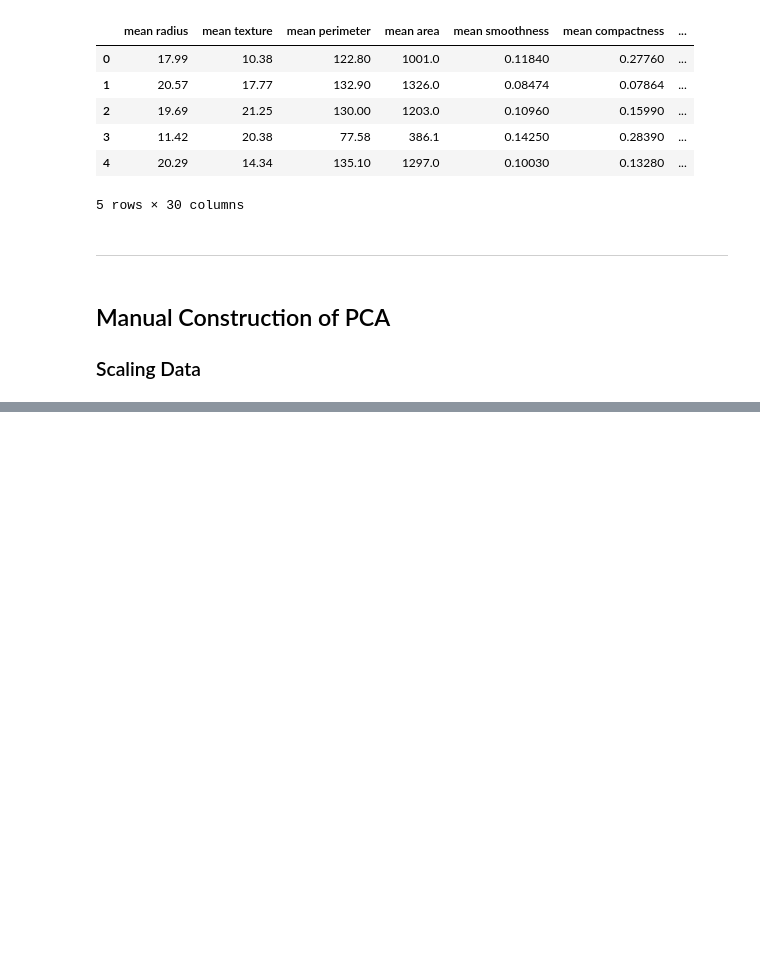
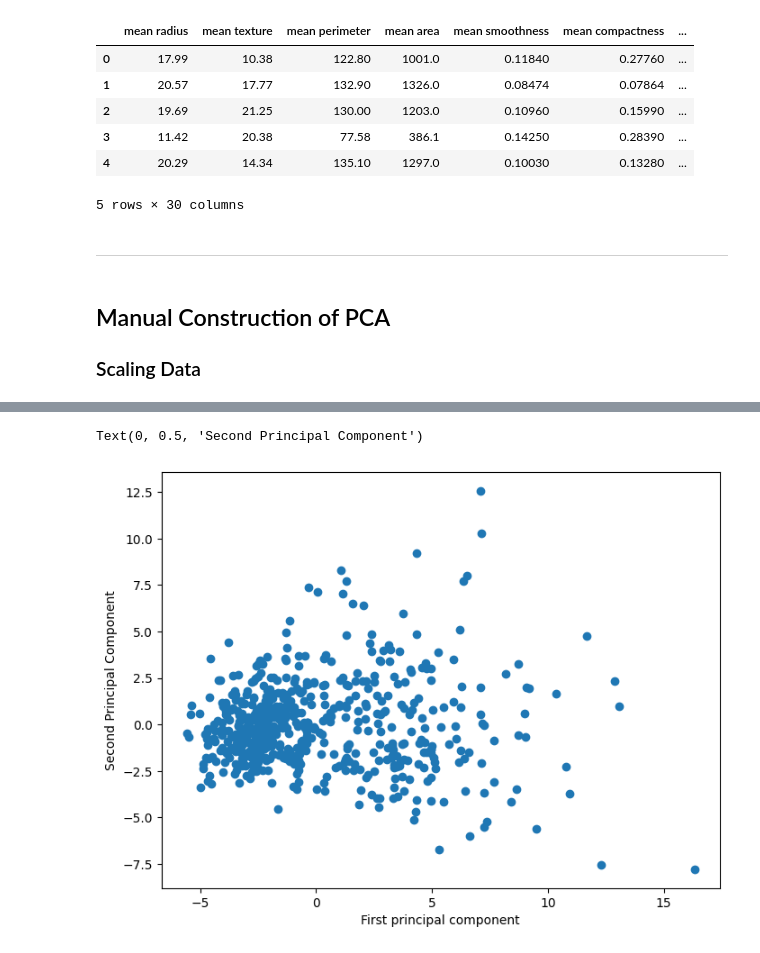
Before and after one commit to pg-88/ARTIFICIAL-INTELLIGENCE-MACHINE-LEARNING, a Jupyter notebook: python/PCA-Principal-Component-Analysis/00-PCA-Implementation.ipynb, the cells around one changed output, grey strips where cells are left out. Cells and saved outputs as stored; diff of their text form; code cells hidden in the pictures; blank space fills up the shorter version.

```diff
--- a/python/PCA-Principal-Component-Analysis/00-PCA-Implementation.ipynb
+++ b/python/PCA-Principal-Component-Analysis/00-PCA-Implementation.ipynb
@@ -156,11 +211,15 @@ df.head()
 # %%
 # Let's reduce the dataset to 2 components
+num_components=2
 # %%
 # Get index sorting key based on Eigen Values
+sorted_key = np.argsort(eigen_values)[::-1][:num_components]
 # %%
 # Get num_components of Eigen Values and Eigen Vectors
+eigen_values, eigen_vectors = eigen_values[sorted_key], eigen_vectors[:, sorted_key]
 # %%
 # Dot product of original data and eigen_vectors are the principal component values
 # This is the "projection" step of the original points on to the Principal Component
+principal_components=np.dot(scaled_X,eigen_vectors)
 # %%
 # principal_components
@@ -168,0 +235,9 @@ df.head()
+# %%
+# Plot the 2 dimension scatter plot
+plt.figure(figsize=(8,6))
+plt.scatter(principal_components[:,0],principal_components[:,1])
+plt.xlabel('First principal component')
+plt.ylabel('Second Principal Component')
+# %% [output]
+Text(0, 0.5, 'Second Principal Component')
+[figure, added]
```
Also changed, not shown: parts of 11 cells of this notebook, 1 other file.
